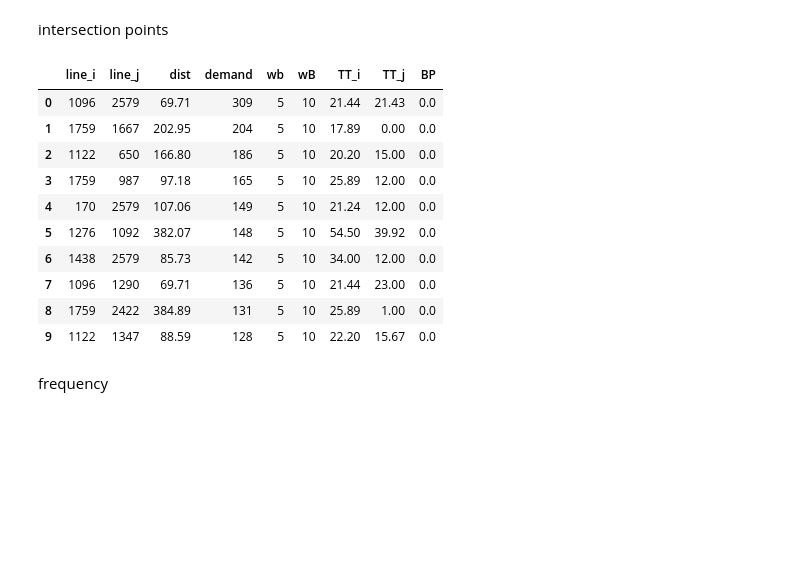
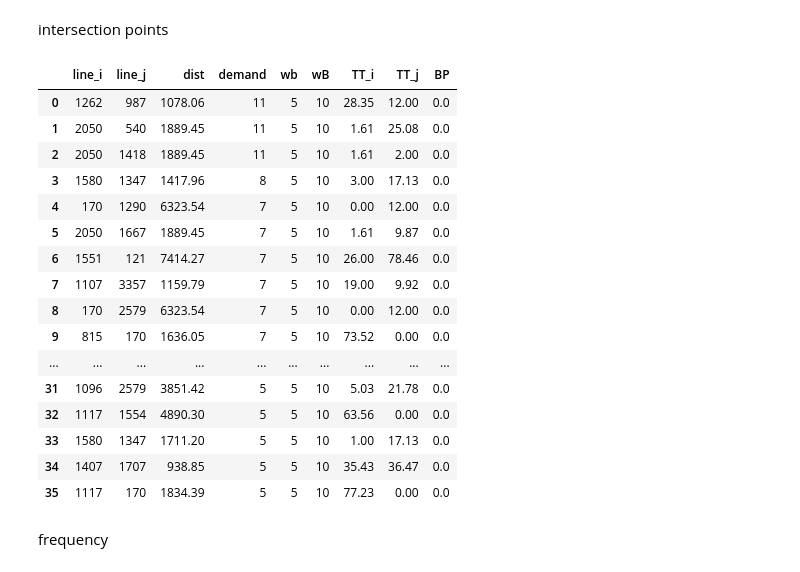
Before and after one commit to jonathan-murana/bus-generator, a Jupyter notebook: bus.ipynb, the cells around one changed output. Cells and saved outputs as stored; diff of their text form; code cells hidden in the pictures; blank space fills up the shorter version.

```diff
--- a/bus.ipynb
+++ b/bus.ipynb
@@ -12,3 +12,8 @@ Populating the interactive namespace from numpy and matplotlib
+# %%
+#range of hours considered
+lower_limit_time_range=1200
+upper_limit_time_range=1400
+line_frequency_bound=10
 # %%
 # https://catalogodatos.gub.uy/dataset/horarios-omnibus-urbanos-por-parada-stm
 bus_schedules_by_stops = pd.read_csv('files/uptu_pasada_variante.csv',sep=';')
@@ -87,8 +151,17 @@ recorridos_variantes_no_maximales.head()
 # %%
+#range of hours considered
+#lower_limit_time_range=1100
+#upper_limit_time_range=1400
+
 # https://catalogodatos.gub.uy/dataset/lineas-omnibus-origen-y-destino
-transfers = pd.read_csv('files/trasbordos.csv',sep=',')
+file_name='files/trasbordos_' + str(lower_limit_time_range) + '_' + str(upper_limit_time_range) +'.csv'
+#file_name='files/trasbordos.csv'
+transfers = pd.read_csv(file_name,sep=',')
 
 #transfers['stop_line_1'] = transfers['stop_id_1'] + transfers['line_id_1']
+
+transfers.columns = ['stop_id_1','stop_id_2','line_id_1','line_id_2','n_transfers']
+
 transfers.head()
 # %% [output]
 |  | stop_id_1 | stop_id_2 | line_id_1 | line_id_2 | n_transfers |
@@ -122,4 +193,9 @@ DEFINED CONSTANTS
-# %%
-#range of hours considered
-lower_limit_time_range=1300
-upper_limit_time_range=2000
+# %%
+cod_variante_validas= bus_schedules_by_stops.query('ordinal==1').copy()
+cod_variante_validas['count'] = 1
+#fecuencias_validas.head()
+cod_variante_validas = cod_variante_validas.groupby('cod_variante').sum().reset_index()
+cod_variante_validas.mean()
+#fecuencias_validas.std()
+cod_variante_validas=cod_variante_validas[cod_variante_validas['count'] > line_frequency_bound]['cod_variante']
+cod_variante_validas.head()
@@ -357,24 +449,30 @@ intersection points
 # %%
 points = transfers_with_stop_coors[['line_id_1','line_id_2','dist','n_transfers','TT1','TT2']]
 points.columns = ['line_i','line_j','dist','demand','TT_i','TT_j']
 points.insert(4, 'wb',5)
 points.insert(5, 'wB', 10)
 #points.insert(6, 'TT_i', np.zeros(len(points)))
 #points.insert(7, 'TT_j', np.zeros(len(points)))
 points.insert(8, 'BP', np.zeros(len(points)))
-points.head(20)
+points.head(60)
 # %% [output]
 |  | line_i | line_j | dist | demand | wb | wB | TT_i | TT_j | BP |
-| 0 | 1096 | 2579 | 69.71 | 309 | 5 | 10 | 21.44 | 21.43 | 0.0 |
-| 1 | 1759 | 1667 | 202.95 | 204 | 5 | 10 | 17.89 | 0.00 | 0.0 |
-| 2 | 1122 | 650 | 166.80 | 186 | 5 | 10 | 20.20 | 15.00 | 0.0 |
-| 3 | 1759 | 987 | 97.18 | 165 | 5 | 10 | 25.89 | 12.00 | 0.0 |
-| 4 | 170 | 2579 | 107.06 | 149 | 5 | 10 | 21.24 | 12.00 | 0.0 |
-| 5 | 1276 | 1092 | 382.07 | 148 | 5 | 10 | 54.50 | 39.92 | 0.0 |
-| 6 | 1438 | 2579 | 85.73 | 142 | 5 | 10 | 34.00 | 12.00 | 0.0 |
-| 7 | 1096 | 1290 | 69.71 | 136 | 5 | 10 | 21.44 | 23.00 | 0.0 |
-| 8 | 1759 | 2422 | 384.89 | 131 | 5 | 10 | 25.89 | 1.00 | 0.0 |
-| 9 | 1122 | 1347 | 88.59 | 128 | 5 | 10 | 22.20 | 15.67 | 0.0 |
+| 0 | 1262 | 987 | 1078.06 | 11 | 5 | 10 | 28.35 | 12.00 | 0.0 |
+| 1 | 2050 | 540 | 1889.45 | 11 | 5 | 10 | 1.61 | 25.08 | 0.0 |
+| 2 | 2050 | 1418 | 1889.45 | 11 | 5 | 10 | 1.61 | 2.00 | 0.0 |
+| 3 | 1580 | 1347 | 1417.96 | 8 | 5 | 10 | 3.00 | 17.13 | 0.0 |
+| 4 | 170 | 1290 | 6323.54 | 7 | 5 | 10 | 0.00 | 12.00 | 0.0 |
+| 5 | 2050 | 1667 | 1889.45 | 7 | 5 | 10 | 1.61 | 9.87 | 0.0 |
+| 6 | 1551 | 121 | 7414.27 | 7 | 5 | 10 | 26.00 | 78.46 | 0.0 |
+| 7 | 1107 | 3357 | 1159.79 | 7 | 5 | 10 | 19.00 | 9.92 | 0.0 |
+| 8 | 170 | 2579 | 6323.54 | 7 | 5 | 10 | 0.00 | 12.00 | 0.0 |
+| 9 | 815 | 170 | 1636.05 | 7 | 5 | 10 | 73.52 | 0.00 | 0.0 |
+| ... | ... | ... | ... | ... | ... | ... | ... | ... | ... |
+| 31 | 1096 | 2579 | 3851.42 | 5 | 5 | 10 | 5.03 | 21.78 | 0.0 |
+| 32 | 1117 | 1554 | 4890.30 | 5 | 5 | 10 | 63.56 | 0.00 | 0.0 |
+| 33 | 1580 | 1347 | 1711.20 | 5 | 5 | 10 | 1.00 | 17.13 | 0.0 |
+| 34 | 1407 | 1707 | 938.85 | 5 | 5 | 10 | 35.43 | 36.47 | 0.0 |
+| 35 | 1117 | 170 | 1834.39 | 5 | 5 | 10 | 77.23 | 0.00 | 0.0 |
 # %% [markdown]
 frequency
 # %%
```
Also changed, not shown: parts of 21 cells of this notebook, 3 other files.
